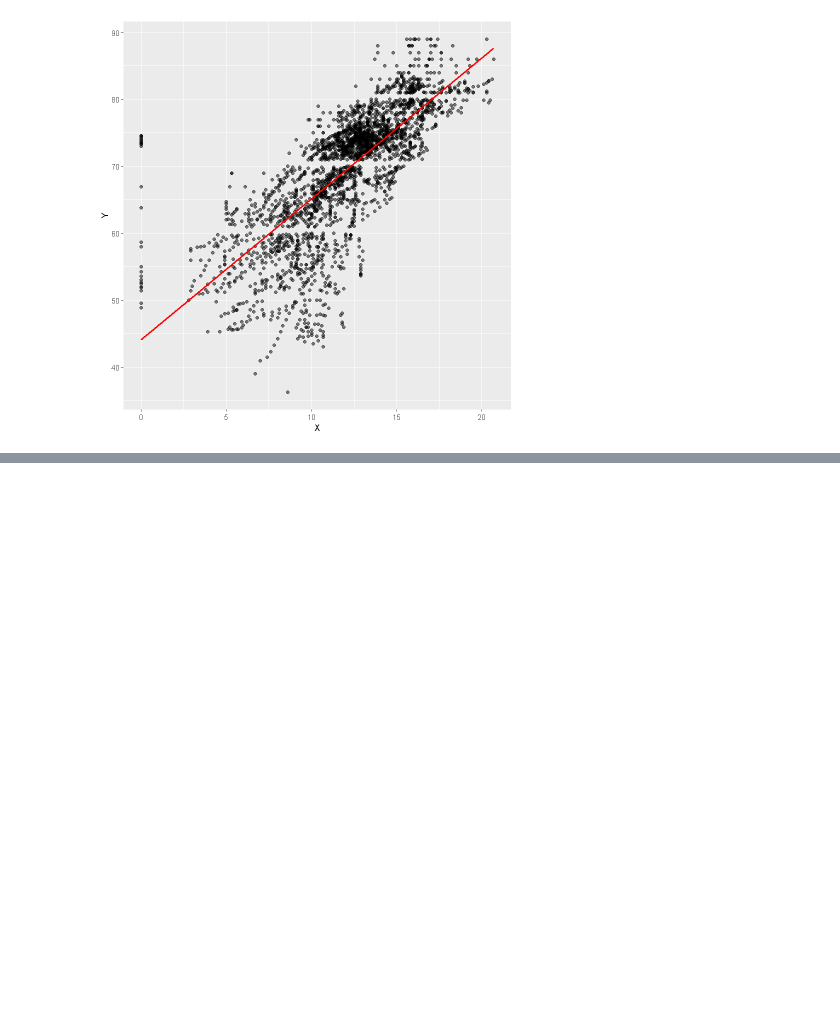
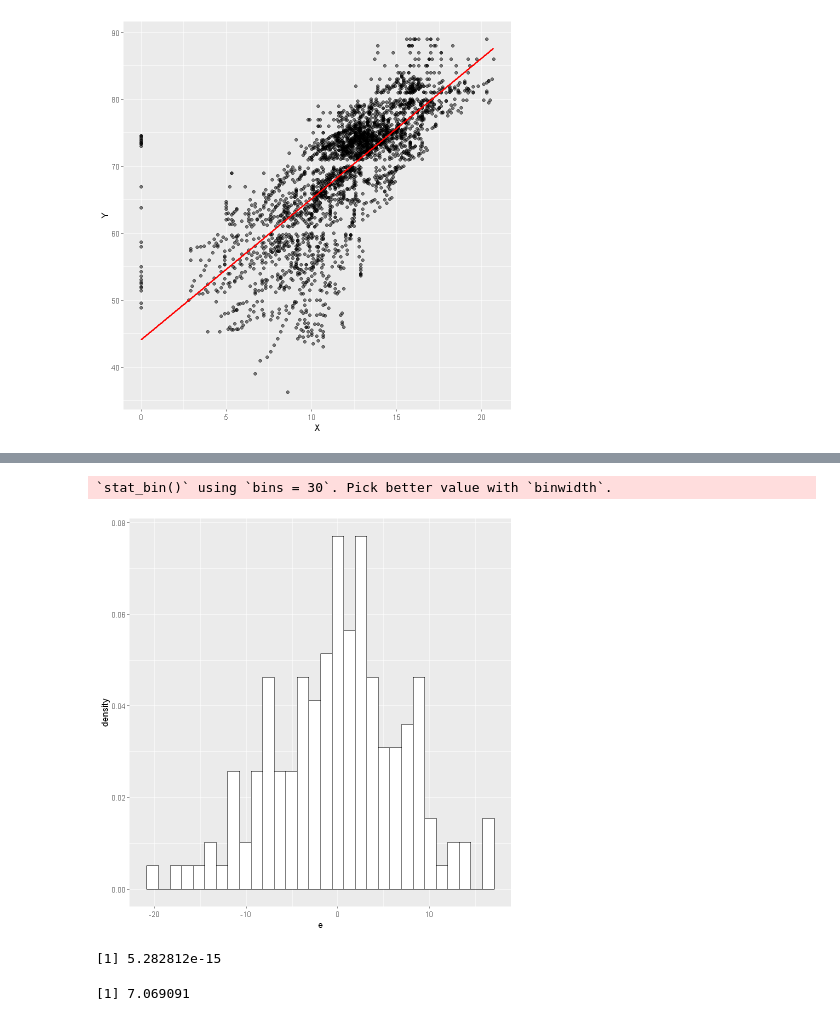
Before and after one commit to Szymex49/What_affects_life_expectancy-statistical_analysis, a Jupyter notebook: Wiktorowski.ipynb, the cells around one changed output, grey strips where cells are left out. Saved outputs shown, nothing was run; the diff lists cells and outputs as text; code cells hidden in the pictures; blank space fills up the shorter version.

```diff
--- a/Wiktorowski.ipynb
+++ b/Wiktorowski.ipynb
@@ -62,0 +88,13 @@ regression(df$schooling, df$life_expectancy)
+# %%
+e <- df2$life_expectancy - a2*log(df2$GDP) - b2
+hist_e <- ggplot(data.frame(e = e), aes(e)) + geom_histogram(aes(y = after_stat(density)), fill = 'white', color = 'black')
+hist_e
+# %% [output]
+`stat_bin()` using `bins = 30`. Pick better value with `binwidth`.
+[figure, added]
+# %%
+mean(e)
+sd(e)
+# %% [output]
+[1] 5.282812e-15
+[1] 7.069091
```
Also changed, not shown: parts of 6 cells of this notebook, 1 other file.
